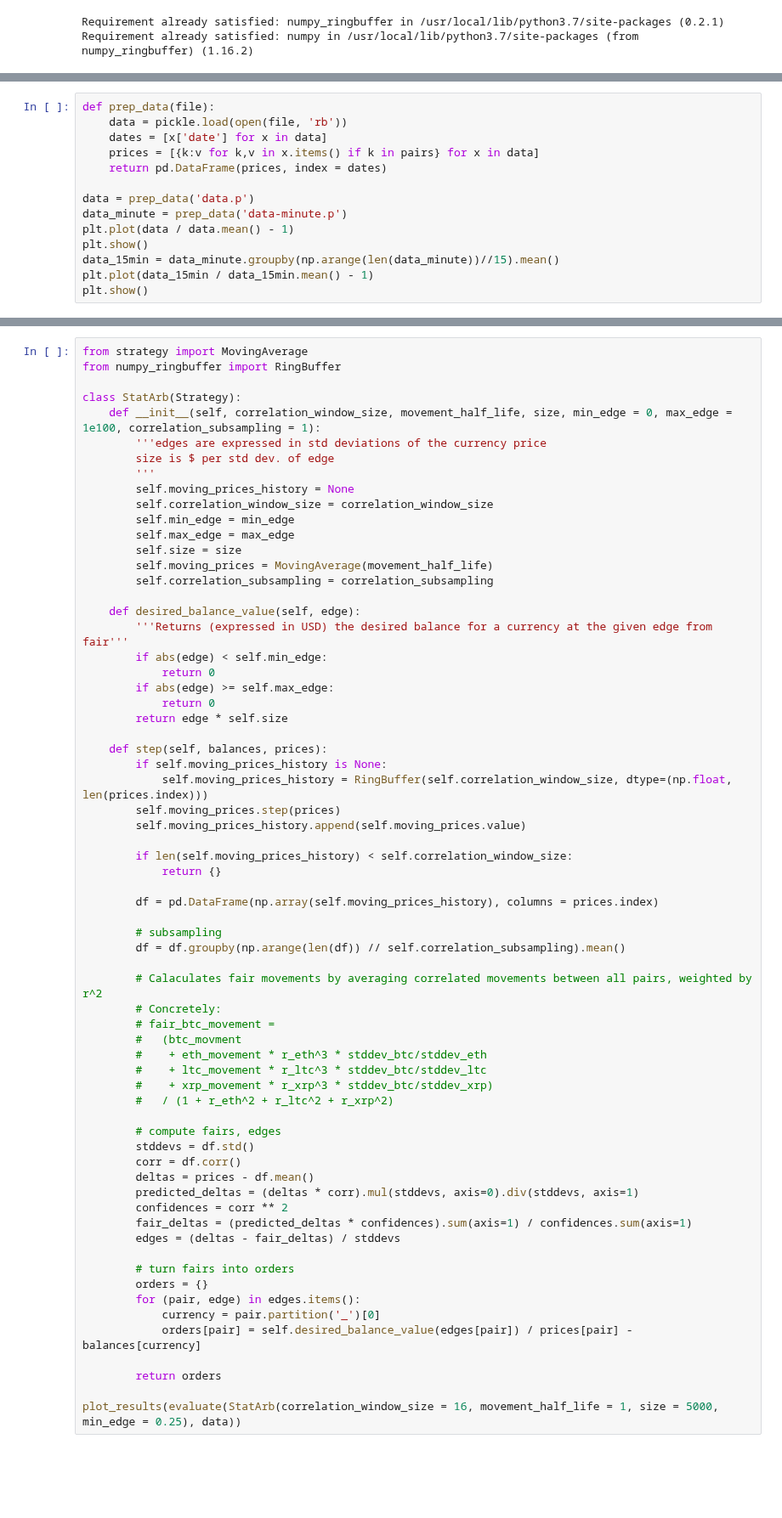
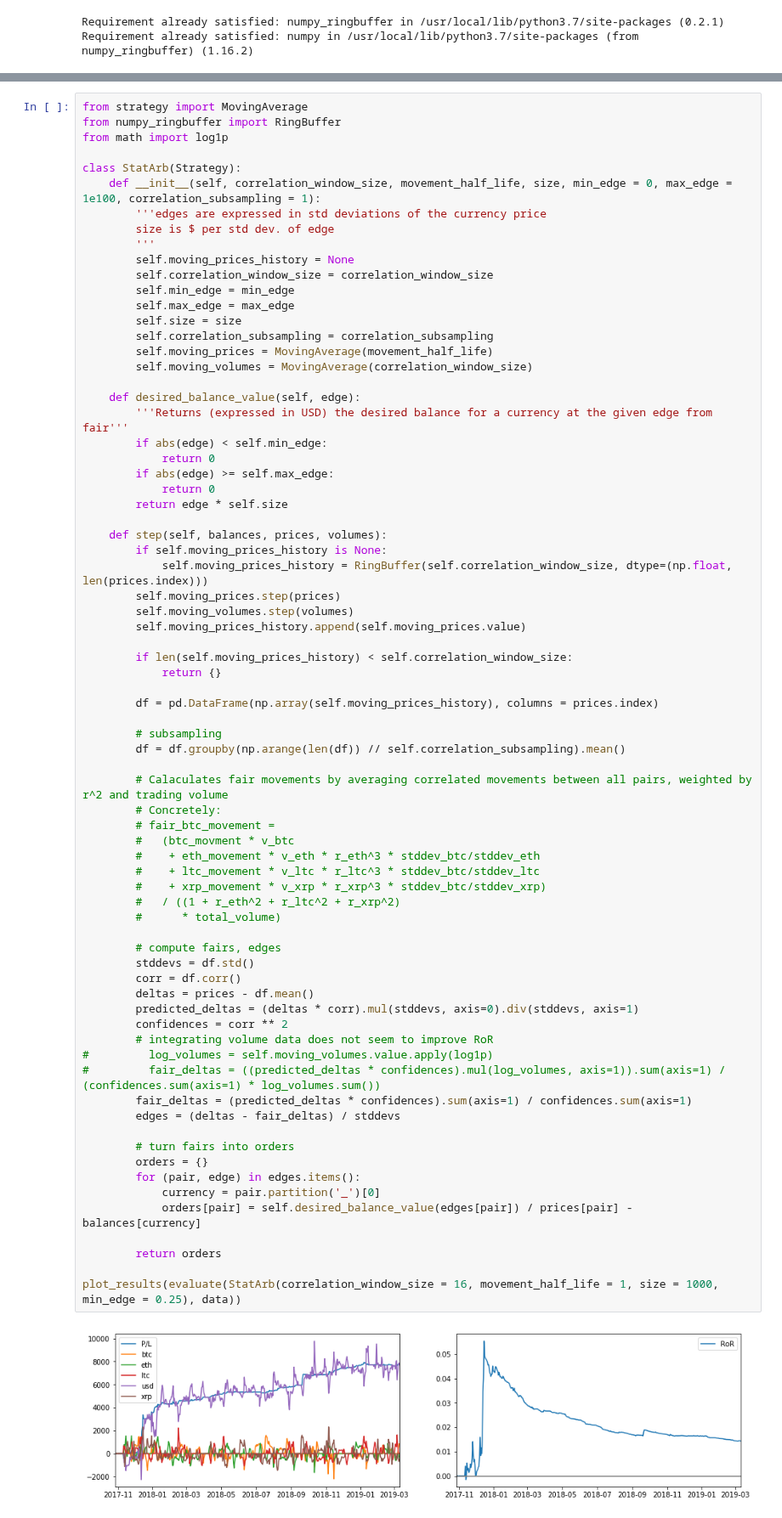
Before and after one commit to cambrian/quant, a Jupyter notebook: research/analysis.ipynb, the cells around one changed output, grey strips where cells are left out. Shown at 85% size. Saved outputs shown, nothing was run; the diff lists cells and outputs as text; blank space fills up the shorter version.

```diff
--- a/research/analysis.ipynb
+++ b/research/analysis.ipynb
@@ -23,14 +14,0 @@ def pair_currencies(pairs):
-# %%
-def prep_data(file):
-    data = pickle.load(open(file, 'rb'))
-    dates = [x['date'] for x in data]
-    prices = [{k:v for k,v in x.items() if k in pairs} for x in data]
-    return pd.DataFrame(prices, index = dates)
-
-data = prep_data('data.p')
-data_minute = prep_data('data-minute.p')
-plt.plot(data / data.mean() - 1)
-plt.show()
-data_15min = data_minute.groupby(np.arange(len(data_minute))//15).mean()
-plt.plot(data_15min / data_15min.mean() - 1)
-plt.show()
@@ -117,6 +139,7 @@ Final balances:
 # %%
 from strategy import MovingAverage
 from numpy_ringbuffer import RingBuffer
+from math import log1p
 
 class StatArb(Strategy):
     def __init__(self, correlation_window_size, movement_half_life, size, min_edge = 0, max_edge = 1e100, correlation_subsampling = 1):
@@ -128,8 +151,9 @@ class StatArb(Strategy):
         self.min_edge = min_edge
         self.max_edge = max_edge
         self.size = size
+        self.correlation_subsampling = correlation_subsampling
         self.moving_prices = MovingAverage(movement_half_life)
-        self.correlation_subsampling = correlation_subsampling
+        self.moving_volumes = MovingAverage(correlation_window_size)
 
     def desired_balance_value(self, edge):
         '''Returns (expressed in USD) the desired balance for a currency at the given edge from fair'''
@@ -139,45 +163,51 @@ class StatArb(Strategy):
             return 0
         return edge * self.size
 
-    def step(self, balances, prices):
+    def step(self, balances, prices, volumes):
         if self.moving_prices_history is None:
             self.moving_prices_history = RingBuffer(self.correlation_window_size, dtype=(np.float, len(prices.index)))
         self.moving_prices.step(prices)
+        self.moving_volumes.step(volumes)
         self.moving_prices_history.append(self.moving_prices.value)
 
         if len(self.moving_prices_history) < self.correlation_window_size:
             return {}
 
         df = pd.DataFrame(np.array(self.moving_prices_history), columns = prices.index)
 
         # subsampling
         df = df.groupby(np.arange(len(df)) // self.correlation_subsampling).mean()
 
-        # Calaculates fair movements by averaging correlated movements between all pairs, weighted by r^2
+        # Calaculates fair movements by averaging correlated movements between all pairs, weighted by r^2 and trading volume
         # Concretely:
         # fair_btc_movement =
-        #   (btc_movment
-        #    + eth_movement * r_eth^3 * stddev_btc/stddev_eth
-        #    + ltc_movement * r_ltc^3 * stddev_btc/stddev_ltc
-        #    + xrp_movement * r_xrp^3 * stddev_btc/stddev_xrp)
-        #   / (1 + r_eth^2 + r_ltc^2 + r_xrp^2)
+        #   (btc_movment * v_btc
+        #    + eth_movement * v_eth * r_eth^3 * stddev_btc/stddev_eth
+        #    + ltc_movement * v_ltc * r_ltc^3 * stddev_btc/stddev_ltc
+        #    + xrp_movement * v_xrp * r_xrp^3 * stddev_btc/stddev_xrp)
+        #   / ((1 + r_eth^2 + r_ltc^2 + r_xrp^2)
+        #      * total_volume)
 
         # compute fairs, edges
         stddevs = df.std()
         corr = df.corr()
         deltas = prices - df.mean()
         predicted_deltas = (deltas * corr).mul(stddevs, axis=0).div(stddevs, axis=1)
         confidences = corr ** 2
+        # integrating volume data does not seem to improve RoR
+#         log_volumes = self.moving_volumes.value.apply(log1p)
+#         fair_deltas = ((predicted_deltas * confidences).mul(log_volumes, axis=1)).sum(axis=1) / (confidences.sum(axis=1) * log_volumes.sum())
         fair_deltas = (predicted_deltas * confidences).sum(axis=1) / confidences.sum(axis=1)
         edges = (deltas - fair_deltas) / stddevs
 
         # turn fairs into orders
         orders = {}
         for (pair, edge) in edges.items():
             currency = pair.partition('_')[0]
             orders[pair] = self.desired_balance_value(edges[pair]) / prices[pair] - balances[currency]
 
         return orders
 
-plot_results(evaluate(StatArb(correlation_window_size = 16, movement_half_life = 1, size = 5000, min_edge = 0.25), data))
+plot_results(evaluate(StatArb(correlation_window_size = 16, movement_half_life = 1, size = 1000, min_edge = 0.25), data))
 # %% [output]
+[figure, new version]
```
Also changed, not shown: parts of 9 cells of this notebook, 1 other file.
